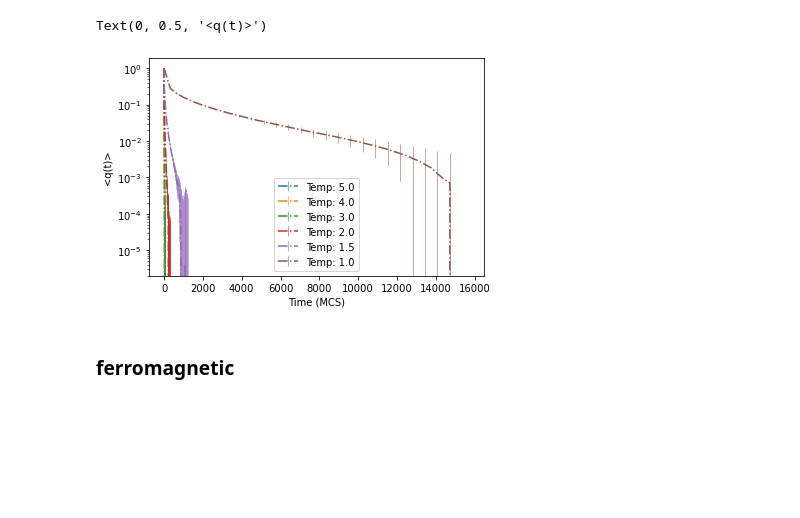
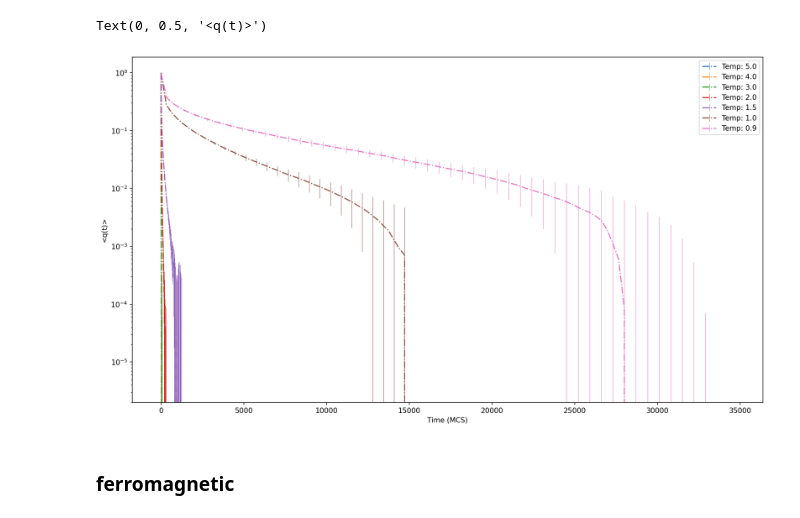
Before and after one commit to zlatovladdka/2d-spin-glasses, a Jupyter notebook: Ising.ipynb, the cells around one changed output. Drawn from its saved outputs; the diff is of its cells as text; code cells hidden in the pictures; blank space fills up the shorter version.

```diff
--- a/Ising.ipynb
+++ b/Ising.ipynb
@@ -5,7 +5,7 @@ import numpy as np
 import pandas as pd
 import scipy.optimize
 
-client = MongoClient("c8.itp.ac.ru", 27027)
+client = MongoClient("c3.itp.ac.ru", 27027)
 # %%
 def corr_time(Nx, Ny, T, min_time = 0, max_time = np.inf, draw_each = False, fit=False):
     mt = []
@@ -66,22 +66,22 @@ def observables(Nx, Ny, T):
         chi.append(result['Magnetization2'])
     return [np.mean(e), np.mean(m), np.mean(c), np.mean(chi)]
 # %%
+plt.figure(figsize=(16, 9), dpi=150)
+
 corr_time(100, 100, 5.0)
 corr_time(100, 100, 4.0)
 corr_time(100, 100, 3.0)
 corr_time(100, 100, 2.0)
 corr_time(100, 100, 1.5)
 corr_time(100, 100, 1.0)
-# corr_time(100, 100, 0.5, draw_each=True)
+corr_time(100, 100, 0.9)
 plt.xlabel('Time (MCS)')
 plt.ylabel('<q(t)>')
 
-#plt.xlim(0, 200)
-
-# corr_time()
+# plt.xlim(0, 40)
 # %% [output]
 Text(0, 0.5, '<q(t)>')
-[figure, old version]
+[figure, new version]
 # %% [markdown]
 ### ferromagnetic
 # %%
```
Also changed, not shown: 1 other file.
